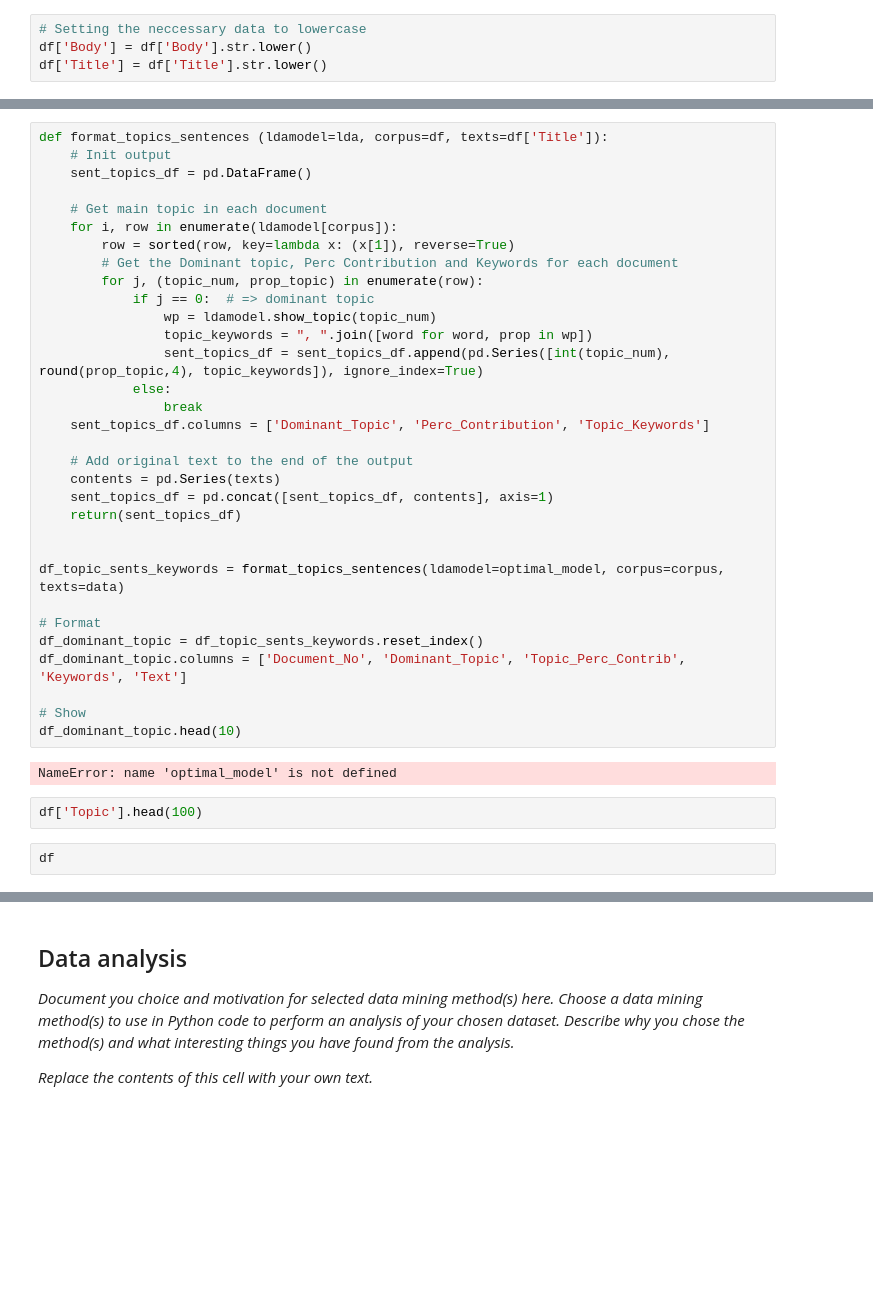
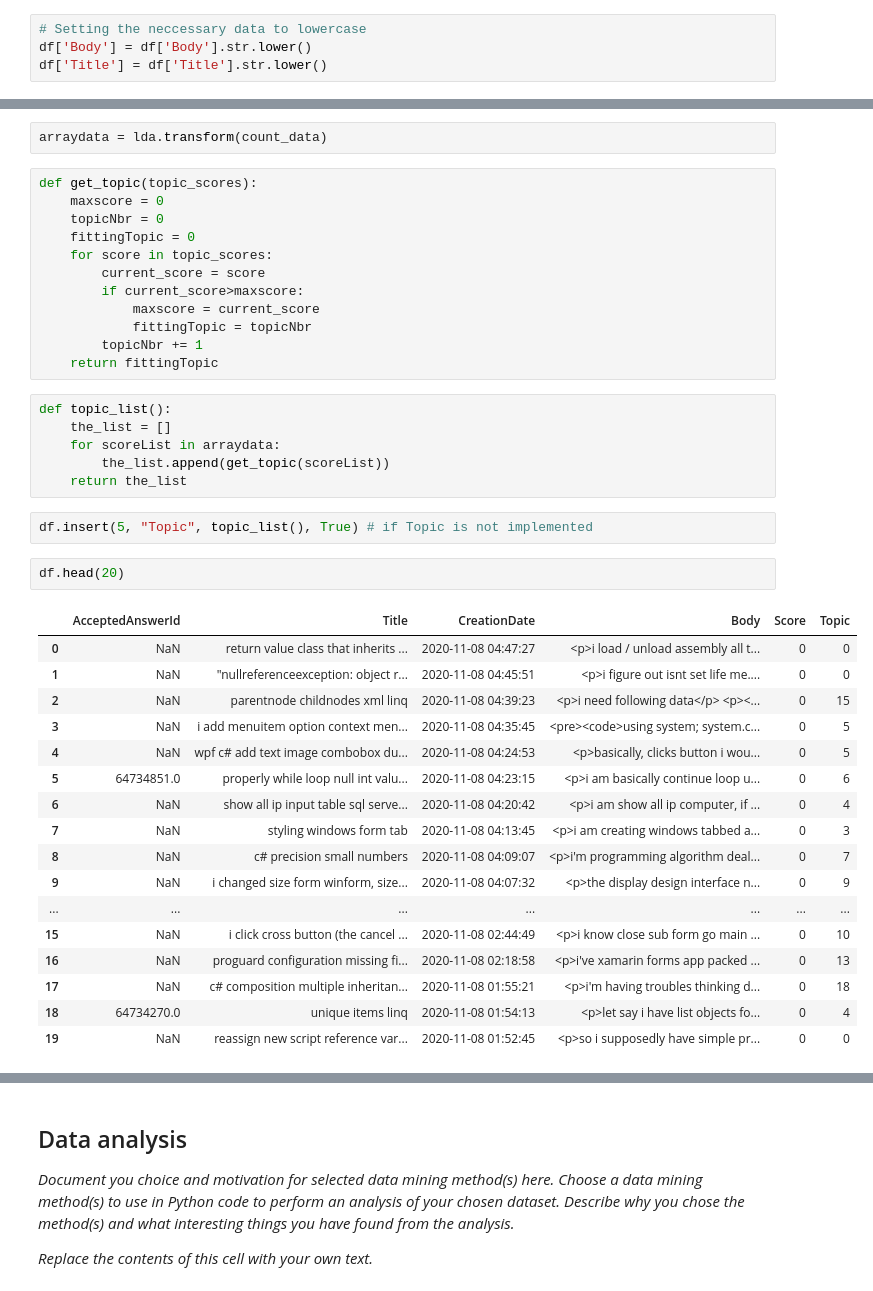
Before and after one commit to HannesSam/StackOverflowDataAnalysis, a Jupyter notebook: Data Mining Project.ipynb, the cells around one changed output, grey strips where cells are left out. Saved outputs shown, nothing was run; the diff lists cells and outputs as text; blank space fills up the shorter version.

```diff
--- a/Data Mining Project.ipynb
+++ b/Data Mining Project.ipynb
@@ -387,40 +302,44 @@ topicdf
-# %%
-def format_topics_sentences (ldamodel=lda, corpus=df, texts=df['Title']):
-    # Init output
-    sent_topics_df = pd.DataFrame()
-
-    # Get main topic in each document
-    for i, row in enumerate(ldamodel[corpus]):
-        row = sorted(row, key=lambda x: (x[1]), reverse=True)
-        # Get the Dominant topic, Perc Contribution and Keywords for each document
-        for j, (topic_num, prop_topic) in enumerate(row):
-            if j == 0:  # => dominant topic
-                wp = ldamodel.show_topic(topic_num)
-                topic_keywords = ", ".join([word for word, prop in wp])
-                sent_topics_df = sent_topics_df.append(pd.Series([int(topic_num), round(prop_topic,4), topic_keywords]), ignore_index=True)
-            else:
-                break
-    sent_topics_df.columns = ['Dominant_Topic', 'Perc_Contribution', 'Topic_Keywords']
-
-    # Add original text to the end of the output
-    contents = pd.Series(texts)
-    sent_topics_df = pd.concat([sent_topics_df, contents], axis=1)
-    return(sent_topics_df)
-
-
-df_topic_sents_keywords = format_topics_sentences(ldamodel=optimal_model, corpus=corpus, texts=data)
-
-# Format
-df_dominant_topic = df_topic_sents_keywords.reset_index()
-df_dominant_topic.columns = ['Document_No', 'Dominant_Topic', 'Topic_Perc_Contrib', 'Keywords', 'Text']
-
-# Show
-df_dominant_topic.head(10)
-# %% [output]
-NameError: name 'optimal_model' is not defined
+# %%
+arraydata = lda.transform(count_data)
+# %%
+def get_topic(topic_scores):
+    maxscore = 0
+    topicNbr = 0
+    fittingTopic = 0
+    for score in topic_scores:
+        current_score = score
+        if current_score>maxscore:
+            maxscore = current_score
+            fittingTopic = topicNbr
+        topicNbr += 1
+    return fittingTopic
+# %%
+def topic_list():
+    the_list = []
+    for scoreList in arraydata:
+        the_list.append(get_topic(scoreList))
+    return the_list
+# %%
+df.insert(5, "Topic", topic_list(), True) # if Topic is not implemented
 # %%
-df['Topic'].head(100)
+df.head(20)
+# %% [output]
+|  | AcceptedAnswerId | Title | CreationDate | Body | Score | Topic |
+| 0 | NaN | return value class that inherits ... | 2020-11-08 04:47:27 | <p>i load / unload assembly all t... | 0 | 0 |
+| 1 | NaN | "nullreferenceexception: object r... | 2020-11-08 04:45:51 | <p>i figure out isnt set life me.... | 0 | 0 |
+| 2 | NaN | parentnode childnodes xml linq | 2020-11-08 04:39:23 | <p>i need following data</p> <p><... | 0 | 15 |
+| 3 | NaN | i add menuitem option context men... | 2020-11-08 04:35:45 | <pre><code>using system; system.c... | 0 | 5 |
+| 4 | NaN | wpf c# add text image combobox du... | 2020-11-08 04:24:53 | <p>basically, clicks button i wou... | 0 | 5 |
+| 5 | 64734851.0 | properly while loop null int valu... | 2020-11-08 04:23:15 | <p>i am basically continue loop u... | 0 | 6 |
+| 6 | NaN | show all ip input table sql serve... | 2020-11-08 04:20:42 | <p>i am show all ip computer, if ... | 0 | 4 |
+| 7 | NaN | styling windows form tab | 2020-11-08 04:13:45 | <p>i am creating windows tabbed a... | 0 | 3 |
+| 8 | NaN | c# precision small numbers | 2020-11-08 04:09:07 | <p>i'm programming algorithm deal... | 0 | 7 |
+| 9 | NaN | i changed size form winform, size... | 2020-11-08 04:07:32 | <p>the display design interface n... | 0 | 9 |
+| ... | ... | ... | ... | ... | ... | ... |
+| 15 | NaN | i click cross button (the cancel ... | 2020-11-08 02:44:49 | <p>i know close sub form go main ... | 0 | 10 |
+| 16 | NaN | proguard configuration missing fi... | 2020-11-08 02:18:58 | <p>i've xamarin forms app packed ... | 0 | 13 |
+| 17 | NaN | c# composition multiple inheritan... | 2020-11-08 01:55:21 | <p>i'm having troubles thinking d... | 0 | 18 |
+| 18 | 64734270.0 | unique items linq | 2020-11-08 01:54:13 | <p>let say i have list objects fo... | 0 | 4 |
+| 19 | NaN | reassign new script reference var... | 2020-11-08 01:52:45 | <p>so i supposedly have simple pr... | 0 | 0 |
-# %%
-df
 # %%
 whiteList = pd.read_csv(
```
Also changed, not shown: parts of 27 cells of this notebook.
